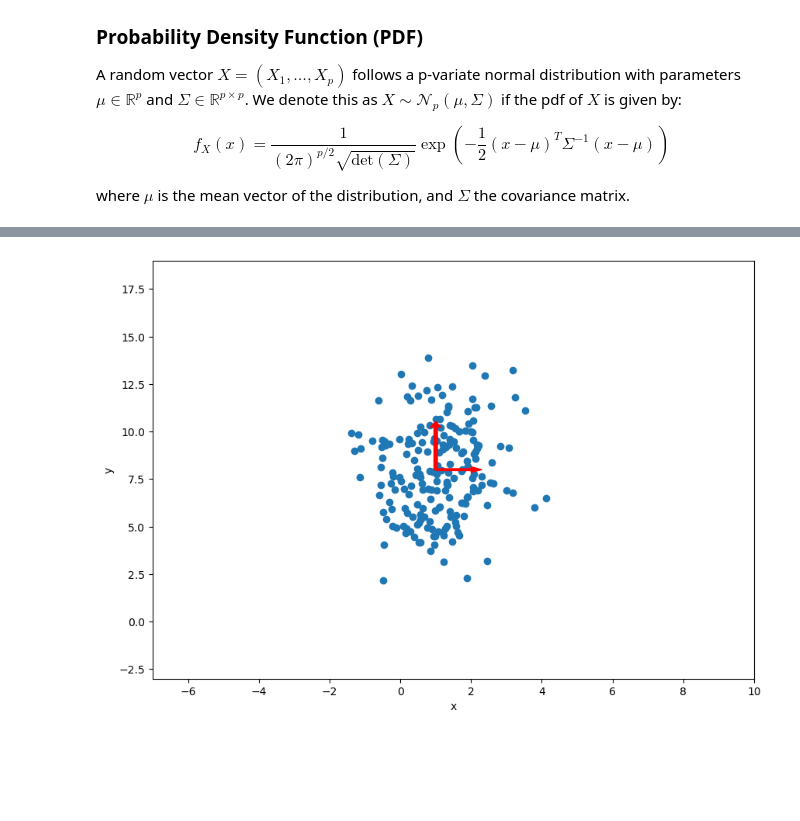
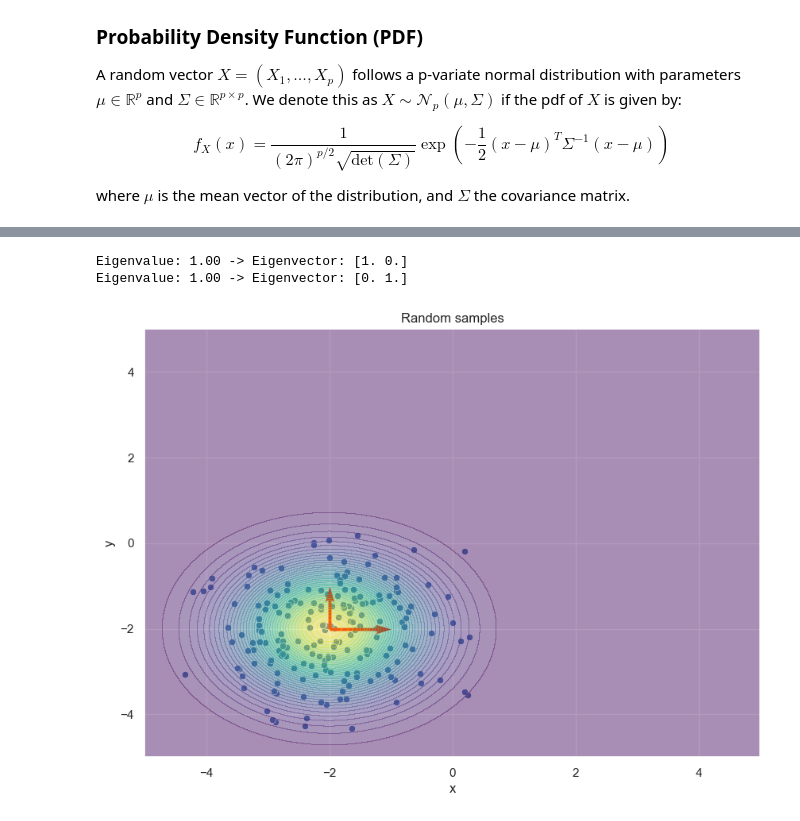
Before and after one commit to kinik93/StatisticalRevive, a Jupyter notebook: MultivariateGaussian.ipynb, the cells around one changed output, grey strips where cells are left out. Saved outputs shown, nothing was run; the diff lists cells and outputs as text; code cells hidden in the pictures; blank space fills up the shorter version.

```diff
--- a/MultivariateGaussian.ipynb
+++ b/MultivariateGaussian.ipynb
@@ -1,7 +1,11 @@
 # %%
+import time
 import numpy as np
+import seaborn as sns
 from numpy import linalg as LA
 import matplotlib.pyplot as plt
+
+sns.set_theme()
 # %% [markdown]
 ## Multivariate Gaussian Distribution
 
@@ -46,34 +58,50 @@ plt.show()
 # %%
-def plot_samples(mean, cov, sample_size=200):
+def plot_samples(mean, cov, sample_size=200, plot_contour=False, **kwargs):
     samples = np.random.multivariate_normal(mean, cov, sample_size)
 
     plt.figure(figsize=(10,7))
-    plt.scatter(samples[:, 0], samples[:, 1])
+    sns.scatterplot(x=samples[:, 0], y=samples[:, 1])
 
     eigenvalues, eigenvectors = LA.eig(cov)
 
     norm_eigenvectors = eigenvectors / np.linalg.norm(eigenvectors, axis=0)
 
     for i in range(len(eigenvalues)):
-        plt.arrow(*mean, *(norm_eigenvectors[i]*np.sqrt(eigenvalues[i])), color='red', width=0.1, head_width=0.3, head_length=0.3)
+        plt.quiver(*mean, *(norm_eigenvectors[i]*np.sqrt(eigenvalues[i])), color='red', angles='xy', scale_units='xy', scale=1, width=.005)
+
 
     plt.xlabel('x')
     plt.ylabel('y')
 
-    xlim_min = np.floor(np.min(samples[..., 0].ravel())) - 5
-    xlim_max = np.ceil(np.max(samples[..., 0].ravel())) + 5
-    ylim_min = np.floor(np.min(samples[..., 1].ravel())) - 5
-    ylim_max = np.ceil(np.max(samples[..., 1].ravel())) + 5
+    xlim_min = kwargs.get('xlim_min', np.floor(np.min(samples[..., 0].ravel())) - 5)
+    xlim_max = kwargs.get('xlim_max', np.ceil(np.max(samples[..., 0].ravel())) + 5)
+    ylim_min = kwargs.get('ylim_min', np.floor(np.min(samples[..., 1].ravel())) - 5)
+    ylim_max = kwargs.get('ylim_max', np.ceil(np.max(samples[..., 1].ravel())) + 5)
+
+    if plot_contour:
+        x, y = np.mgrid[xlim_min:xlim_max:.01, ylim_min:ylim_max:.01]
+        points = np.dstack((x, y))
+        rv = multivariate_normal(mean, cov)
+        plt.contourf(x, y, rv.pdf(points), levels=50, cmap='viridis', alpha=0.4)
 
     plt.xlim(xlim_min, xlim_max)
     plt.ylim(ylim_min, ylim_max)
 
+    plt.title("Random samples")
     plt.show()
+# %%
+def print_eigs(matrix):
+    eigenvalues, eigenvectors = LA.eig(matrix)
+    for i in range(len(eigenvalues)):
+        print(f"Eigenvalue: {eigenvalues[i]:.2f} -> Eigenvector: {eigenvectors[i]}")
 # %%
-mean = np.array([1.0, 8.0])
-cov = np.array([[1, 0], [0, 5]])
+mean = np.array([-2.0, -2.0])
+cov = np.array([[1, 0], [0, 1]])
+print_eigs(cov)
 
-plot_samples(mean, cov)
+plot_samples(mean, cov, plot_contour=True, xlim_min=-5, xlim_max=5, ylim_min=-5, ylim_max=5)
 # %% [output]
+Eigenvalue: 1.00 -> Eigenvector: [1. 0.]
+Eigenvalue: 1.00 -> Eigenvector: [0. 1.]
-[figure, old version]
+[figure, new version]
 # %%
```
Also changed, not shown: parts of 5 cells of this notebook.
